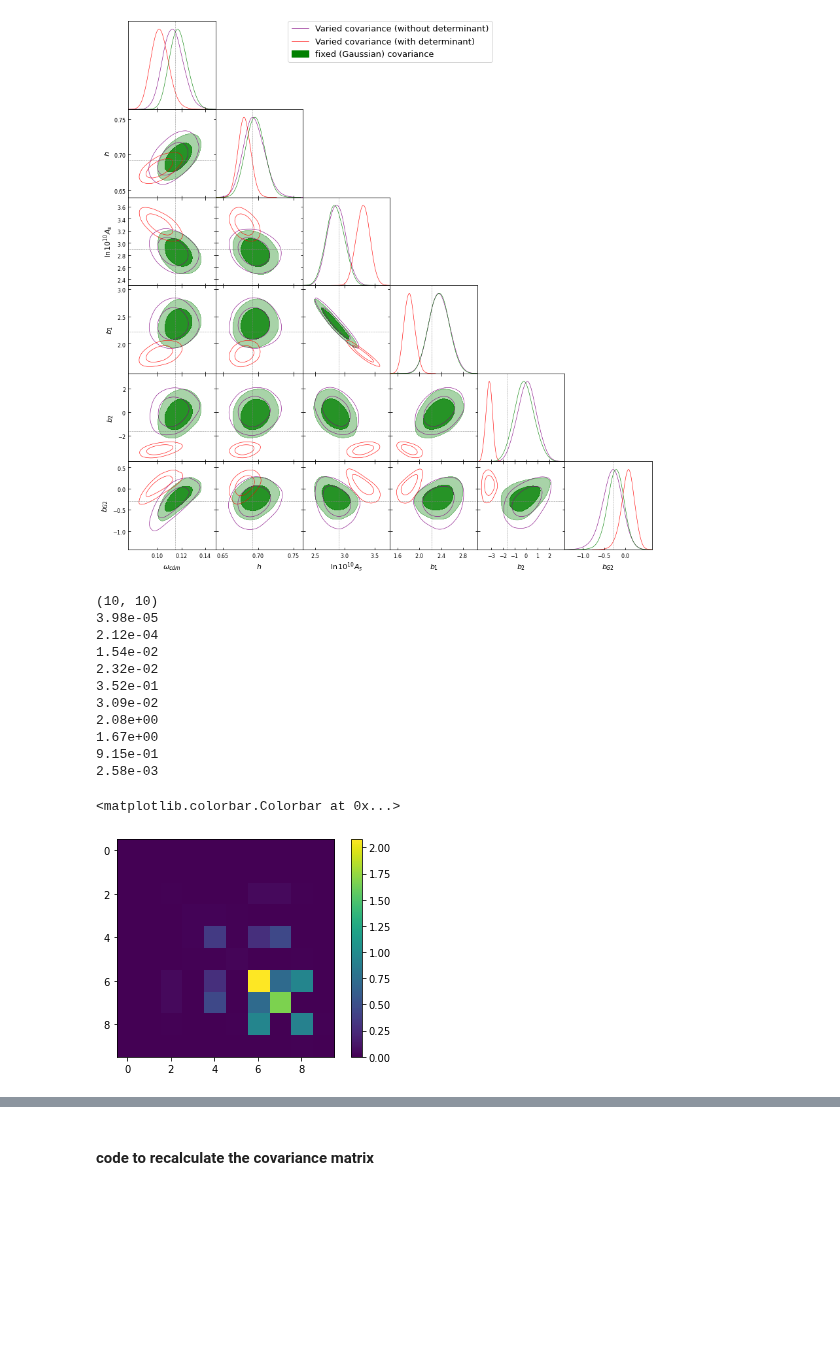
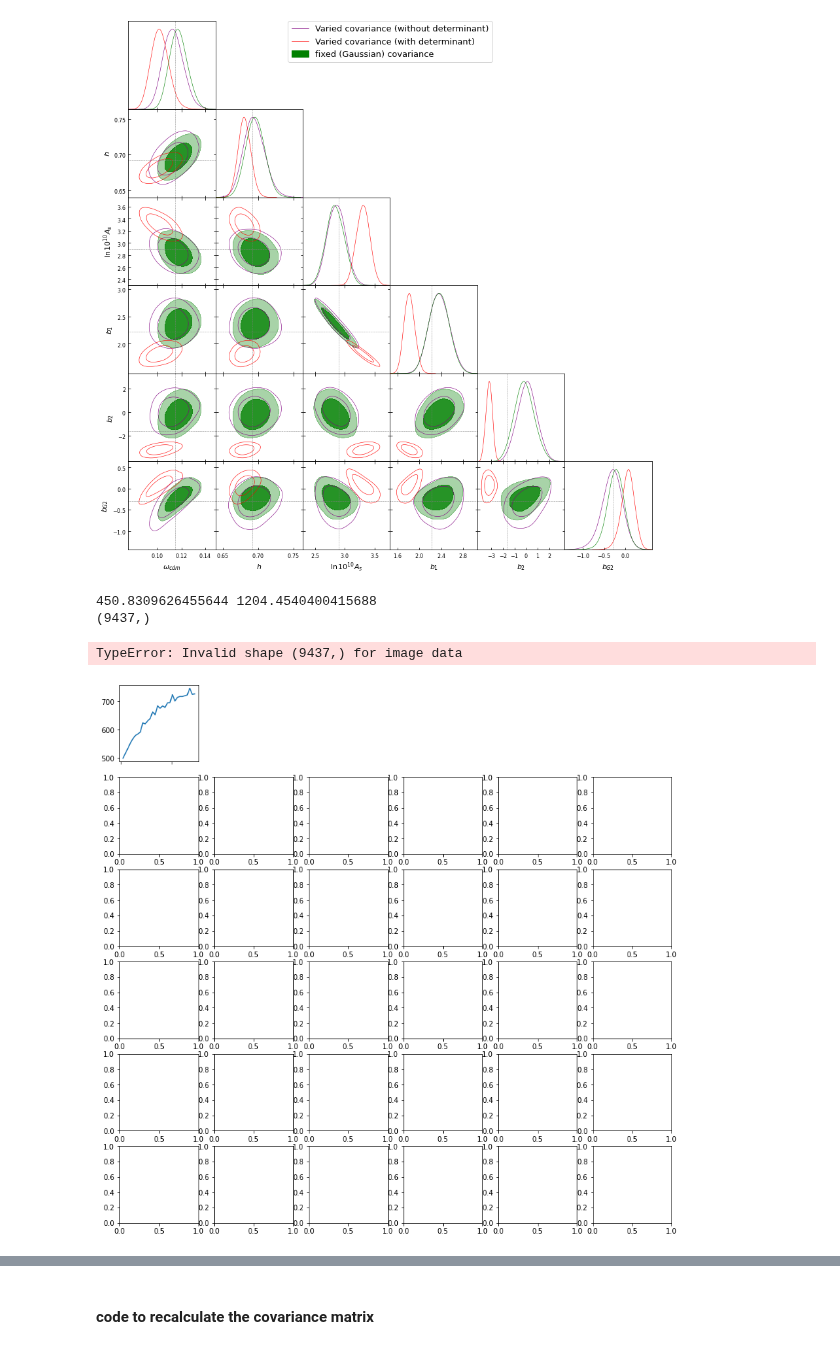
Before and after one commit to jadamo/CovNet, a Jupyter notebook: notebooks/Likelihood.ipynb, the cells around one changed output, grey strips where cells are left out. Cells and saved outputs as stored; diff of their text form; code cells hidden in the pictures; blank space fills up the shorter version.

```diff
--- a/notebooks/Likelihood.ipynb
+++ b/notebooks/Likelihood.ipynb
@@ -280,35 +291,3 @@ Removed no burn in
 Removed no burn in
 Removed no burn in
 [figure]
-# %%
-#chain_sub = np.vstack([chain_3["H0"], chain_3["omch2"], chain_3["Omega_m"], chain_3["sigma8"]]).T
-chain_sub = np.vstack([chain_5["omch2"], chain_5["h"], chain_5["As"], chain_5["b1"], \
-                       chain_5["b2"], chain_5["bG2"], chain_5["cs0"], chain_5["cs2"], \
-                       chain_5["Pshot"], chain_5["b4"]]).T
-C_theta = np.cov(chain_sub, rowvar=False)
-
-print(C_theta.shape)
-for i in range(C_theta.shape[0]):
-    print("{:0.2e}".format((C_theta[i,i])))
-
-header = "omega_cdm, h, ln10^{10}A_s, b^{(1)}_1, b^{(1)}_2, b^{(1)}_{G_2},c^{(1)}_{0}, c^{(1)}_{2}, P^{(1)}_{shot}, b^{(1)}_4"#\Omega_m, sigma8"
-
-np.savetxt(montepython_dir+"simulated-data/ms.covmat", C_theta, header=header)
-L = np.linalg.cholesky(C_theta)
-
-plt.imshow(C_theta, vmin=0)
-plt.colorbar()
-# %% [output]
-(10, 10)
-3.98e-05
-2.12e-04
-1.54e-02
-2.32e-02
-3.52e-01
-3.09e-02
-2.08e+00
-1.67e+00
-9.15e-01
-2.58e-03
-<matplotlib.colorbar.Colorbar at 0x...>
-[figure, removed]
@@ -314,0 +328,48 @@ plt.colorbar()
+# %%
+label=r"$\ln{\det{C_G}}$"
+names = ['omch2', 'H0', "As", "b1", "b2", "bG2", "chi_squared"]
+labels= [r'$\omega_{cdm}$', r"$H_0$", r"$A_s$", "$b1$", "$b2$", "$bG2$", label]
+cmap="jet"
+print(np.amin(det_term), np.amax(det_term))
+extents=[np.amin(det_term), np.amax(det_term)]
+
+fig, axs = plt.subplots(6,6, figsize=(14,14))
+for i in range(6):
+    for j in range(6):
+        if i < j:
+            axs[i][j].axis("off")
+            continue
+        if i == j:
+            x, y = make_diagonal(det_params[:,j], det_term, 30)
+            #axs[i][j].axhline(0, color="red")
+            axs[i][j].plot(x, y)
+            #axs[i][j].set_yscale("log")
+        else:
+            X, Y, Z = make_contours(det_params[:,j], det_params[:,i], det_term, 30)
+            img = axs[i,j].imshow(Z, aspect="auto", extent=(X[0], X[-1], Y[0], Y[-1]), cmap=cmap, vmin=extents[0], vmax=extents[1])
+            axs[i,j].set_xlim(X[0] - (X[-1] - X[0]) * 0.05, X[-1] + (X[-1] - X[0]) * 0.05)
+            axs[i,j].set_ylim(Y[0] - (Y[-1] - Y[0]) * 0.05, Y[-1] + (Y[-1] - Y[0]) * 0.05)
+            # if log_scale == True: img = axs[i][j].scatter(params[:,j], params[:,i], c=data, s=1, alpha=0.8, cmap=cmap,
+            #                                               norm=colors.SymLogNorm(vmin=extents[0], vmax=extents[1], linthresh=1))
+            # else: img = axs[i][j].scatter(params[:,j], params[:,i], c=data, s=1, vmin=extents[0], vmax=extents[1], alpha=0.8, cmap=cmap)
+        #if i != j: axs[i][j].axhline(params_fid[i], linestyle="--", c="black")
+        #axs[i][j].axvline(params_fid[j], linestyle="--", c="black")
+        if i == 5: axs[i][j].set_xlabel(labels[j])
+        if j == 0 and i != 0: axs[i][j].set_ylabel(labels[i])
+        if j == 0 and i != 5:   axs[i][j].xaxis.set_ticklabels([])
+        elif j != 0 and i == 5: axs[i][j].yaxis.set_ticklabels([])
+        elif j != 0 and i != 5:
+            axs[i][j].xaxis.set_ticklabels([])
+            axs[i][j].yaxis.set_ticklabels([])
+
+cbar_ax = fig.add_axes([0.95, 0.15, 0.05, 0.7])
+cbar = fig.colorbar(img, cax=cbar_ax)
+cbar.set_label(labels[-1] ,size=20)
+cbar.ax.tick_params(labelsize=15)
+plt.subplots_adjust(wspace=0, hspace=0)
+#plt.tight_layout(
+# %% [output]
+450.8309626455644 1204.4540400415688
+(9437,)
+TypeError: Invalid shape (9437,) for image data
+[figure, added]
```
Also changed, not shown: parts of 7 cells of this notebook, 9 other files.
